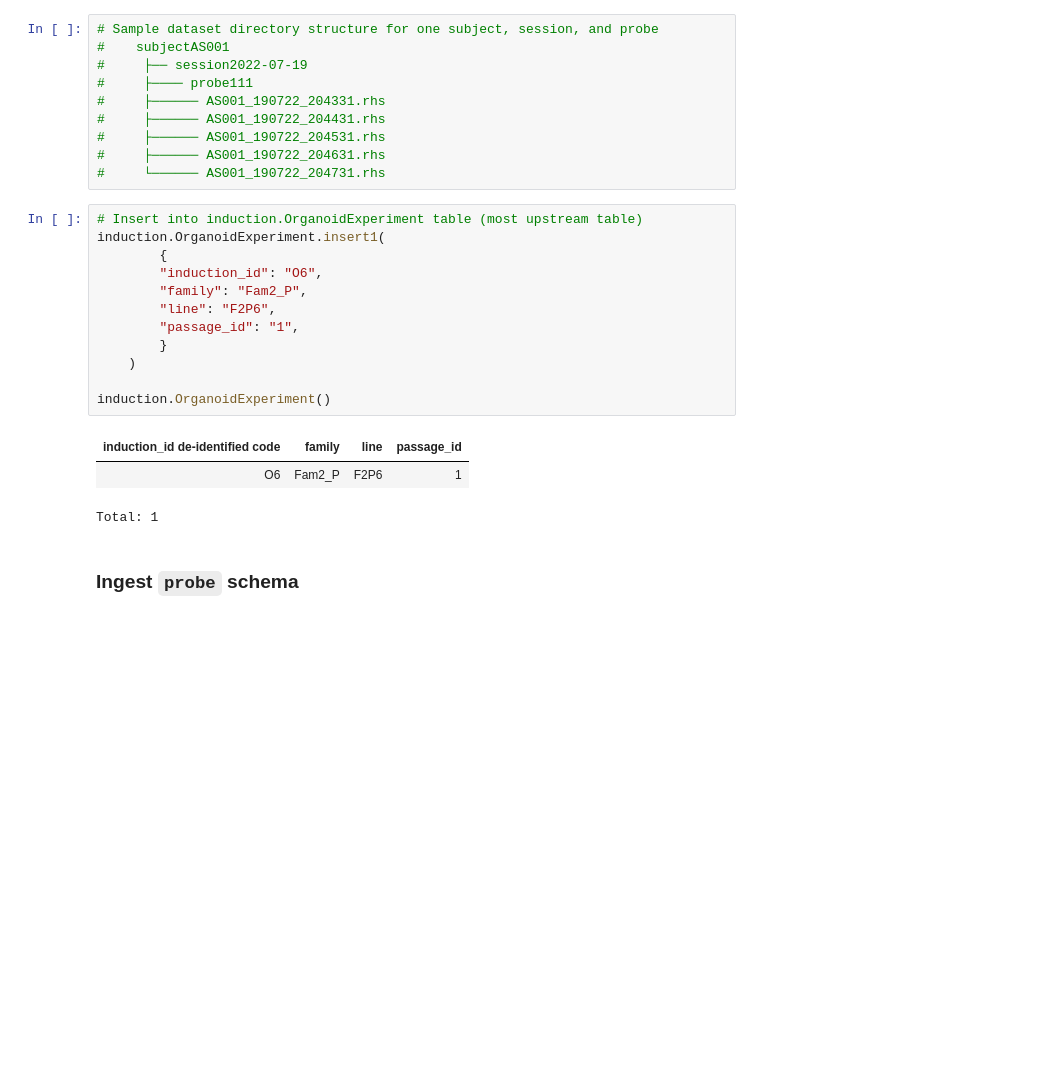
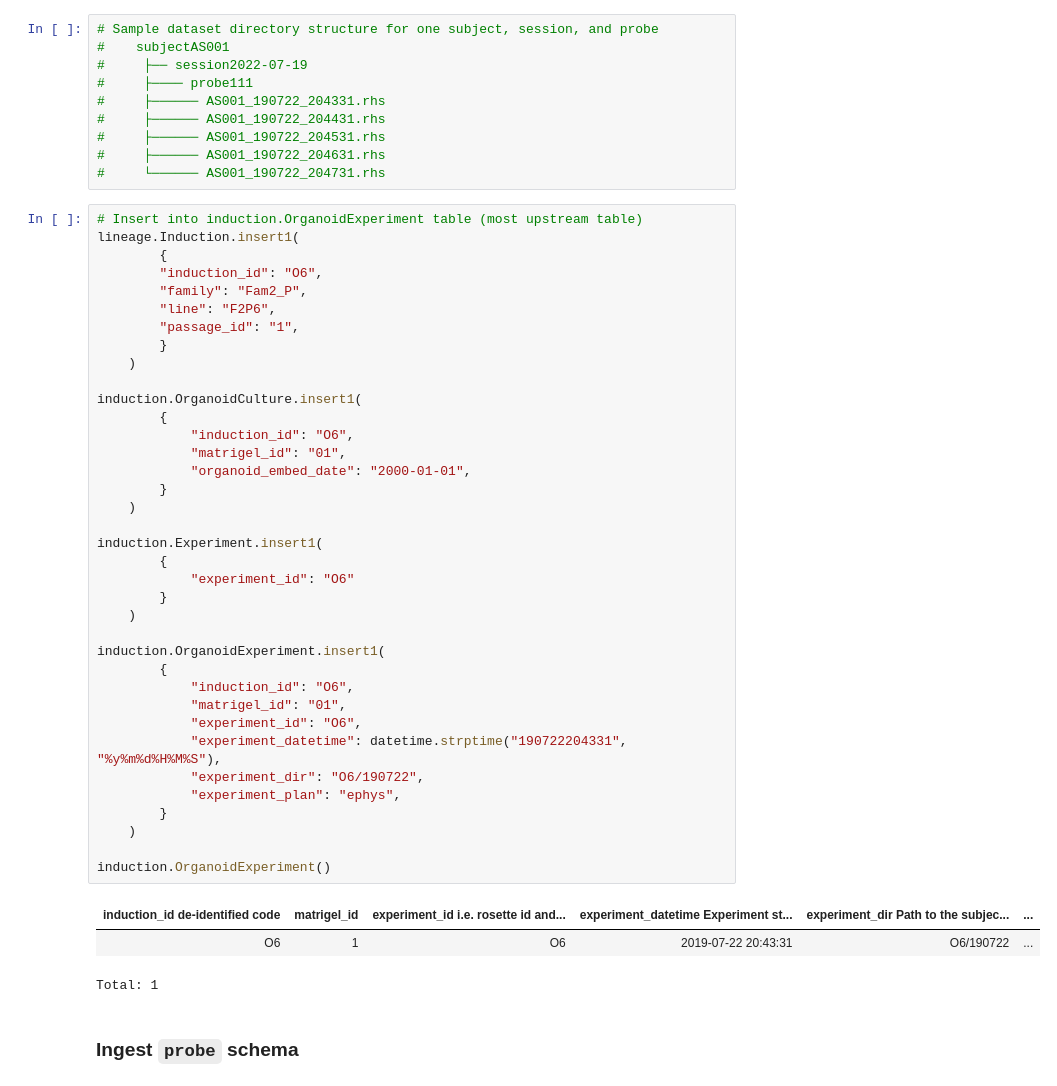
Before and after one commit to dj-sciops/utah_organoids, a Jupyter notebook: notebooks/lfp_ingestion.ipynb, the cells around one changed output. Cells and saved outputs as stored; diff of their text form; blank space fills up the shorter version.

```diff
--- a/notebooks/lfp_ingestion.ipynb
+++ b/notebooks/lfp_ingestion.ipynb
@@ -22,19 +23,44 @@ from workflow.pipeline import ephys, probe, induction
 #     └────── AS001_190722_204731.rhs
 # %%
 # Insert into induction.OrganoidExperiment table (most upstream table)
-induction.OrganoidExperiment.insert1(
+lineage.Induction.insert1(
         {
         "induction_id": "O6",
         "family": "Fam2_P",
         "line": "F2P6",
         "passage_id": "1",
         }
     )
 
+induction.OrganoidCulture.insert1(
+        {
+            "induction_id": "O6",
+            "matrigel_id": "01",
+            "organoid_embed_date": "2000-01-01",
+        }
+    )
+
+induction.Experiment.insert1(
+        {
+            "experiment_id": "O6"
+        }
+    )
+
+induction.OrganoidExperiment.insert1(
+        {
+            "induction_id": "O6",
+            "matrigel_id": "01",
+            "experiment_id": "O6",
+            "experiment_datetime": datetime.strptime("190722204331", "%y%m%d%H%M%S"),
+            "experiment_dir": "O6/190722",
+            "experiment_plan": "ephys",
+        }
+    )
+
 induction.OrganoidExperiment()
 # %% [output]
-| induction_id de-identified code | family | line | passage_id |
-| O6 | Fam2_P | F2P6 | 1 |
+| induction_id de-identified code | matrigel_id | experiment_id i.e. rosette id and... | experiment_datetime Experiment st... | experiment_dir Path to the subjec... | ... |
+| O6 | 1 | O6 | 2019-07-22 20:43:31 | O6/190722 | ... |
 Total: 1
 # %% [markdown]
 ### Ingest `probe` schema
```
Also changed, not shown: parts of 15 cells of this notebook.
